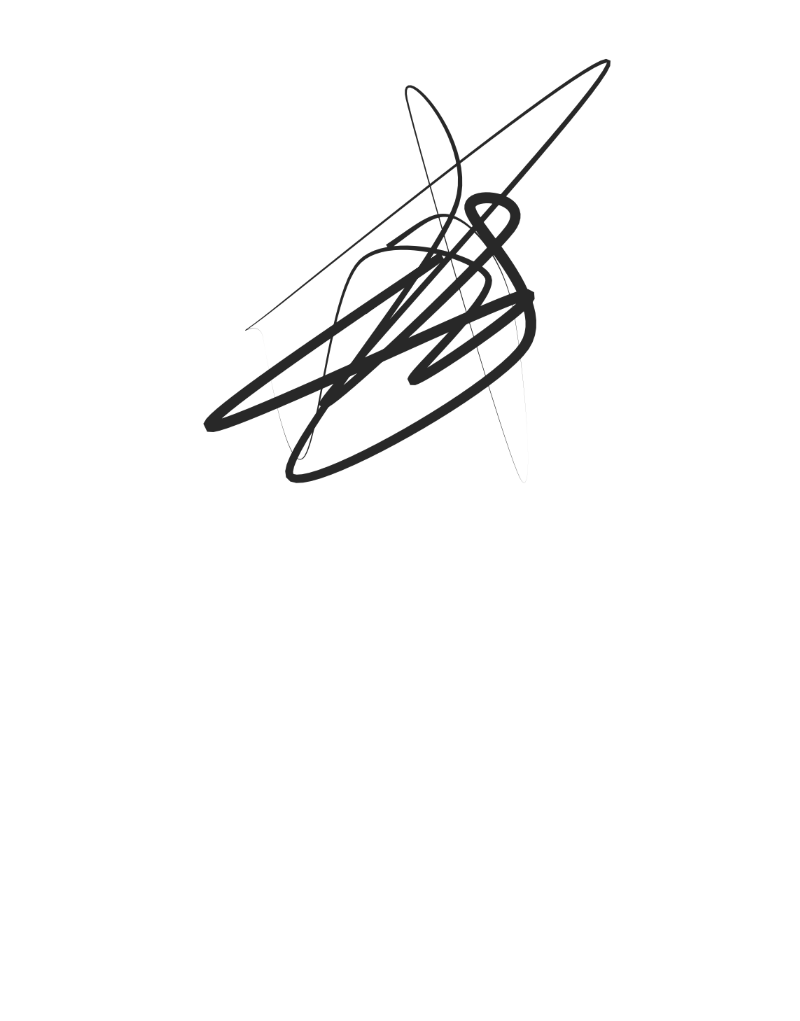
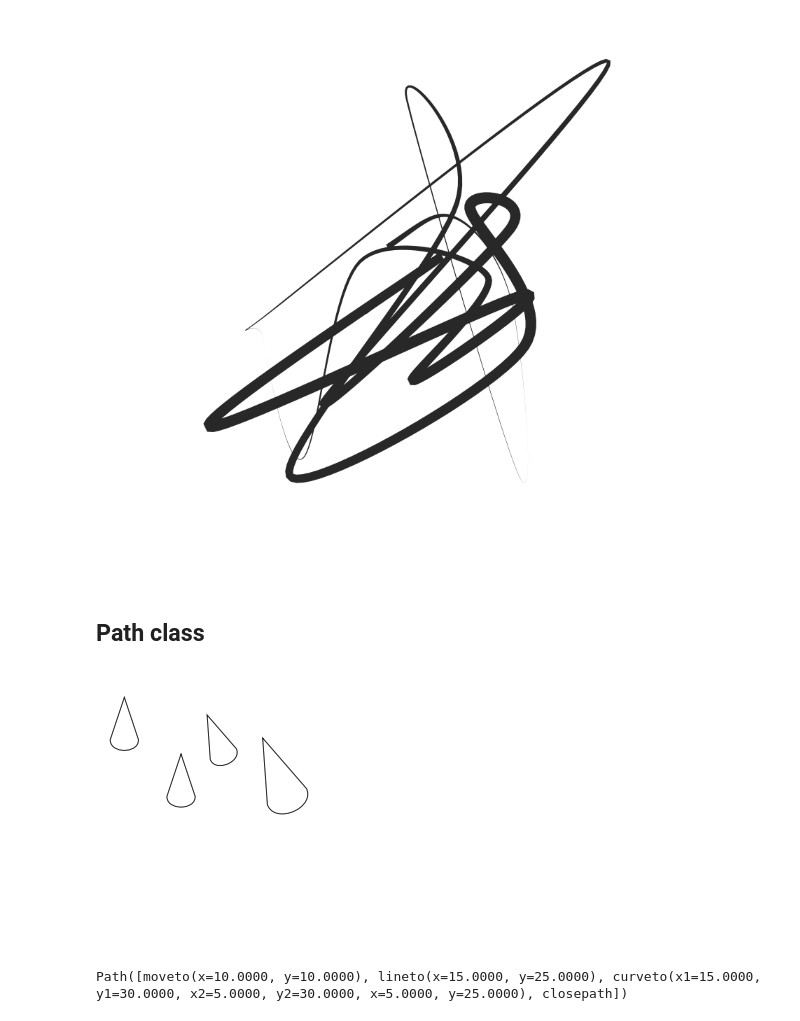
Before and after one commit to aparrish/bezmerizing, a Jupyter notebook: demo.ipynb, the cells around one changed output. Cells and saved outputs as stored; diff of their text form; code cells hidden in the pictures; blank space fills up the shorter version.

```diff
--- a/demo.ipynb
+++ b/demo.ipynb
@@ -194,3 +214,5 @@ page.place(curve_fig.polygon(flatten(poly)))
 show(page)
 # %% [output]
 [figure]
+# %% [markdown]
+## Path class
@@ -196,0 +222,22 @@ show(page)
+# %%
+p = Path([
+    command.moveto(10, 10),
+    command.lineto(15, 25),
+    command.curveto(15, 30, 5, 30, 5, 25),
+    command.closepath
+])
+# %%
+d = document(100, 100, 'mm')
+page = d.addpage()
+fig = shape().stroke(rgba(40, 40, 40, 255)).nofill()
+page.place(fig.path(p))
+page.place(fig.path(p.translate(20, 20)))
+page.place(fig.path(p.translate(20, 20).rotate(np.pi*0.125)))
+page.place(fig.path(p.translate(20, 20).rotate(np.pi*0.125).scale(1.5)))
+show(page)
+# %% [output]
+[figure, added]
+# %%
+print(p)
+# %% [output]
+Path([moveto(x=10.0000, y=10.0000), lineto(x=15.0000, y=25.0000), curveto(x1=15.0000, y1=30.0000, x2=5.0000, y2=30.0000, x=5.0000, y=25.0000), closepath])
```
Also changed, not shown: parts of 7 cells of this notebook, 5 other files.
